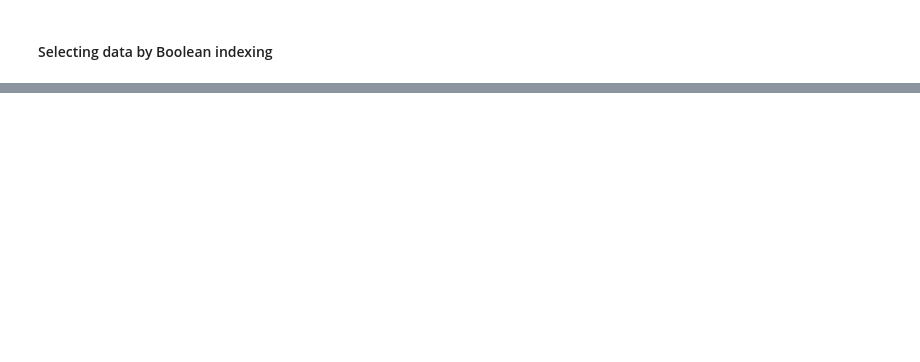
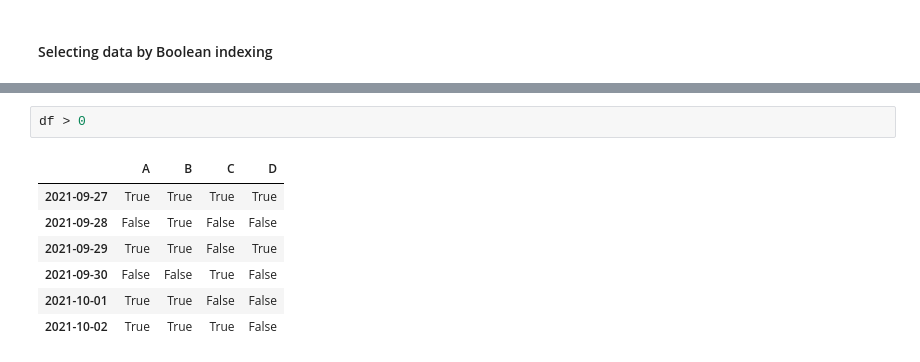
Before and after one commit to pdm03/pdm03, a Jupyter notebook: py-pandas/pandas_2_handling_df.ipynb, the cells around one changed output, grey strips where cells are left out. Drawn from its saved outputs; the diff is of its cells as text; blank space fills up the shorter version.

```diff
--- a/py-pandas/pandas_2_handling_df.ipynb
+++ b/py-pandas/pandas_2_handling_df.ipynb
@@ -132,2 +330,12 @@ df
+# %%
+df > 0
+# %% [output]
+|  | A | B | C | D |
+| 2021-09-27 | True | True | True | True |
+| 2021-09-28 | False | True | False | False |
+| 2021-09-29 | True | True | False | True |
+| 2021-09-30 | False | False | True | False |
+| 2021-10-01 | True | True | False | False |
+| 2021-10-02 | True | True | True | False |
 # %%
 df[df.A > 0]
```
Also changed, not shown: parts of 31 cells of this notebook.
